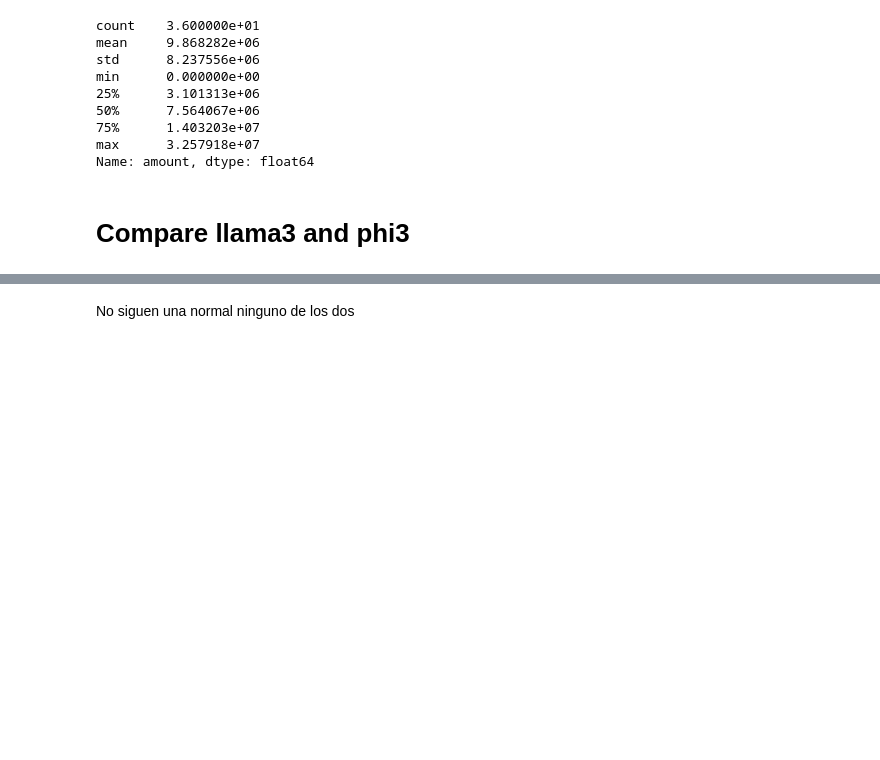
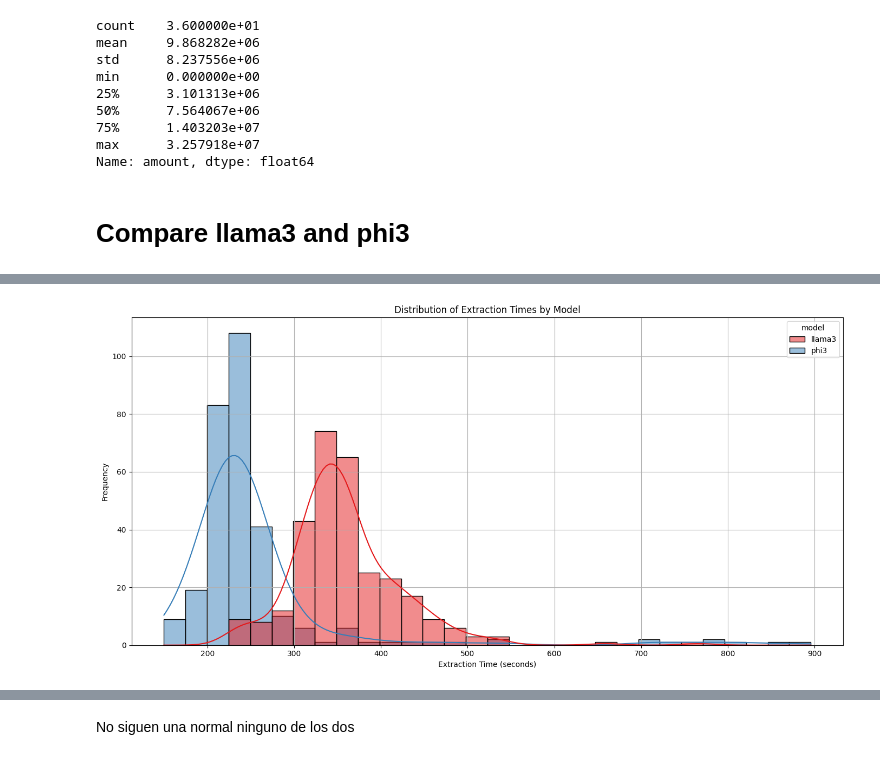
Before and after one commit to danmorper/tfg_analysis, a Jupyter notebook: analysis.ipynb, the cells around one changed output, grey strips where cells are left out. Drawn from its saved outputs; the diff is of its cells as text; code cells hidden in the pictures; blank space fills up the shorter version.

```diff
--- a/analysis.ipynb
+++ b/analysis.ipynb
@@ -1095,6 +1094,9 @@ Name: amount, dtype: float64
 # Compare llama3 and phi3
 # %%
 data = pd.read_csv("comparison.csv")
+# %%
+# remove rows with time greater than 900
+data_outliers = data[data['time'] <= 900]
 # %%
 import matplotlib.pyplot as plt
 import seaborn as sns
@@ -1113,3 +1115,18 @@ plt.show()
+# %%
+import matplotlib.pyplot as plt
+import seaborn as sns
+
+# Plot the distribution of extraction times for both models
+plt.figure(figsize=(14, 7))
+sns.histplot(data=data_outliers, x='time', hue='model', kde=True, bins=30, palette='Set1')
+plt.title('Distribution of Extraction Times by Model')
+plt.xlabel('Extraction Time (seconds)')
+plt.ylabel('Frequency')
+plt.grid(True)
+plt.tight_layout()
+plt.show()
+# %% [output]
+[figure, added]
 # %%
 # Calculate the descriptive statistics of the extraction time by model
 model_time_stats = data.groupby('model')['time'].describe()
```
Also changed, not shown: parts of 23 cells of this notebook, 1 other file.
